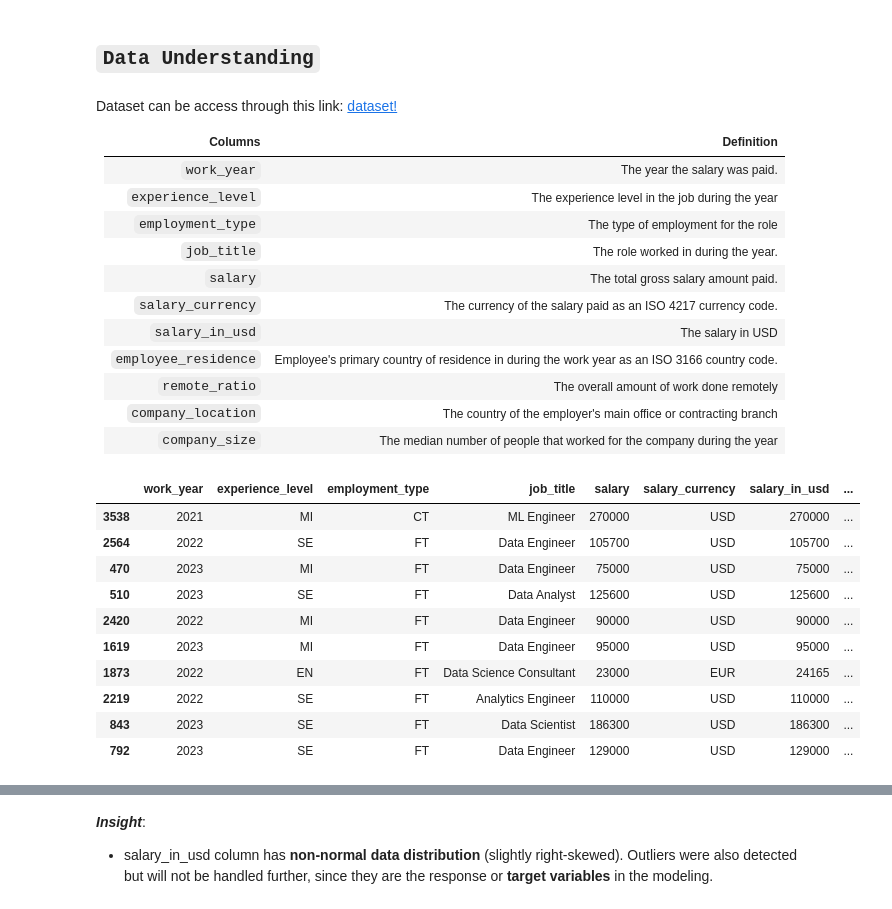
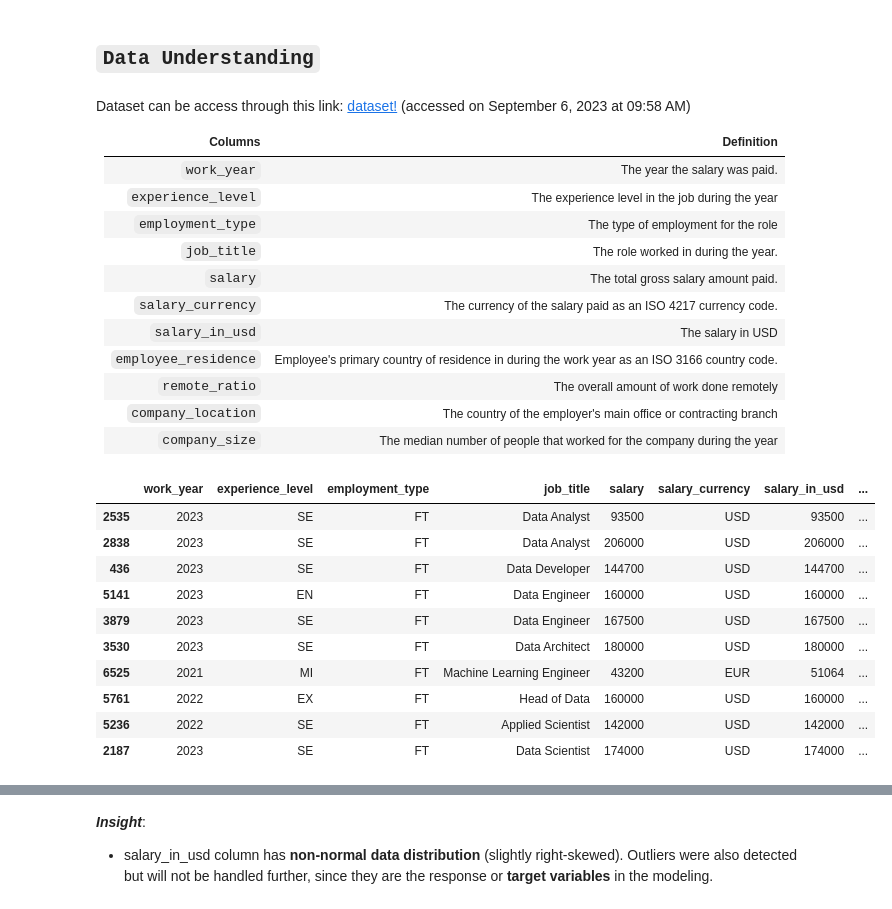
Before and after one commit to fnkhairudin/Data-Science-Salaries-Prediction, a Jupyter notebook: notebooks/1.0-data-preparation.ipynb, the cells around one changed output, grey strips where cells are left out. Saved outputs shown, nothing was run; the diff lists cells and outputs as text; code cells hidden in the pictures.

```diff
--- a/notebooks/1.0-data-preparation.ipynb
+++ b/notebooks/1.0-data-preparation.ipynb
@@ -24,7 +67,7 @@ warnings.filterwarnings("ignore")
 # %% [markdown]
 ## `Data Understanding`
 # %% [markdown]
-Dataset can be access through this link: [dataset!](https://www.kaggle.com/datasets/arnabchaki/data-science-salaries-2023)
+Dataset can be access through this link: [dataset!](https://ai-jobs.net/salaries/download/) (accessed on September 6, 2023 at 09:58 AM)
 
 | Columns                                            | Definition                                                   |
 | ------------------------------------------------- | ------------------------------------------------------------ |
@@ -40,18 +83,18 @@ Dataset can be access through this link: [dataset!](https://www.kaggle.com/datas
 | `company_location` | The country of the employer's main office or contracting branch |
 | `company_size` | The median number of people that worked for the company during the year |
 # %%
-data = pd.read_csv("../data/raw/ds_salaries.csv")
+data = pd.read_csv("../data/raw/salaries.csv")
 data.sample(10)
 # %% [output]
 |  | work_year | experience_level | employment_type | job_title | salary | salary_currency | salary_in_usd | ... |
-| 3538 | 2021 | MI | CT | ML Engineer | 270000 | USD | 270000 | ... |
-| 2564 | 2022 | SE | FT | Data Engineer | 105700 | USD | 105700 | ... |
-| 470 | 2023 | MI | FT | Data Engineer | 75000 | USD | 75000 | ... |
-| 510 | 2023 | SE | FT | Data Analyst | 125600 | USD | 125600 | ... |
-| 2420 | 2022 | MI | FT | Data Engineer | 90000 | USD | 90000 | ... |
-| 1619 | 2023 | MI | FT | Data Engineer | 95000 | USD | 95000 | ... |
-| 1873 | 2022 | EN | FT | Data Science Consultant | 23000 | EUR | 24165 | ... |
-| 2219 | 2022 | SE | FT | Analytics Engineer | 110000 | USD | 110000 | ... |
-| 843 | 2023 | SE | FT | Data Scientist | 186300 | USD | 186300 | ... |
-| 792 | 2023 | SE | FT | Data Engineer | 129000 | USD | 129000 | ... |
+| 2535 | 2023 | SE | FT | Data Analyst | 93500 | USD | 93500 | ... |
+| 2838 | 2023 | SE | FT | Data Analyst | 206000 | USD | 206000 | ... |
+| 436 | 2023 | SE | FT | Data Developer | 144700 | USD | 144700 | ... |
+| 5141 | 2023 | EN | FT | Data Engineer | 160000 | USD | 160000 | ... |
+| 3879 | 2023 | SE | FT | Data Engineer | 167500 | USD | 167500 | ... |
+| 3530 | 2023 | SE | FT | Data Architect | 180000 | USD | 180000 | ... |
+| 6525 | 2021 | MI | FT | Machine Learning Engineer | 43200 | EUR | 51064 | ... |
+| 5761 | 2022 | EX | FT | Head of Data | 160000 | USD | 160000 | ... |
+| 5236 | 2022 | SE | FT | Applied Scientist | 142000 | USD | 142000 | ... |
+| 2187 | 2023 | SE | FT | Data Scientist | 174000 | USD | 174000 | ... |
 # %%
```
Also changed, not shown: parts of 21 cells of this notebook.
